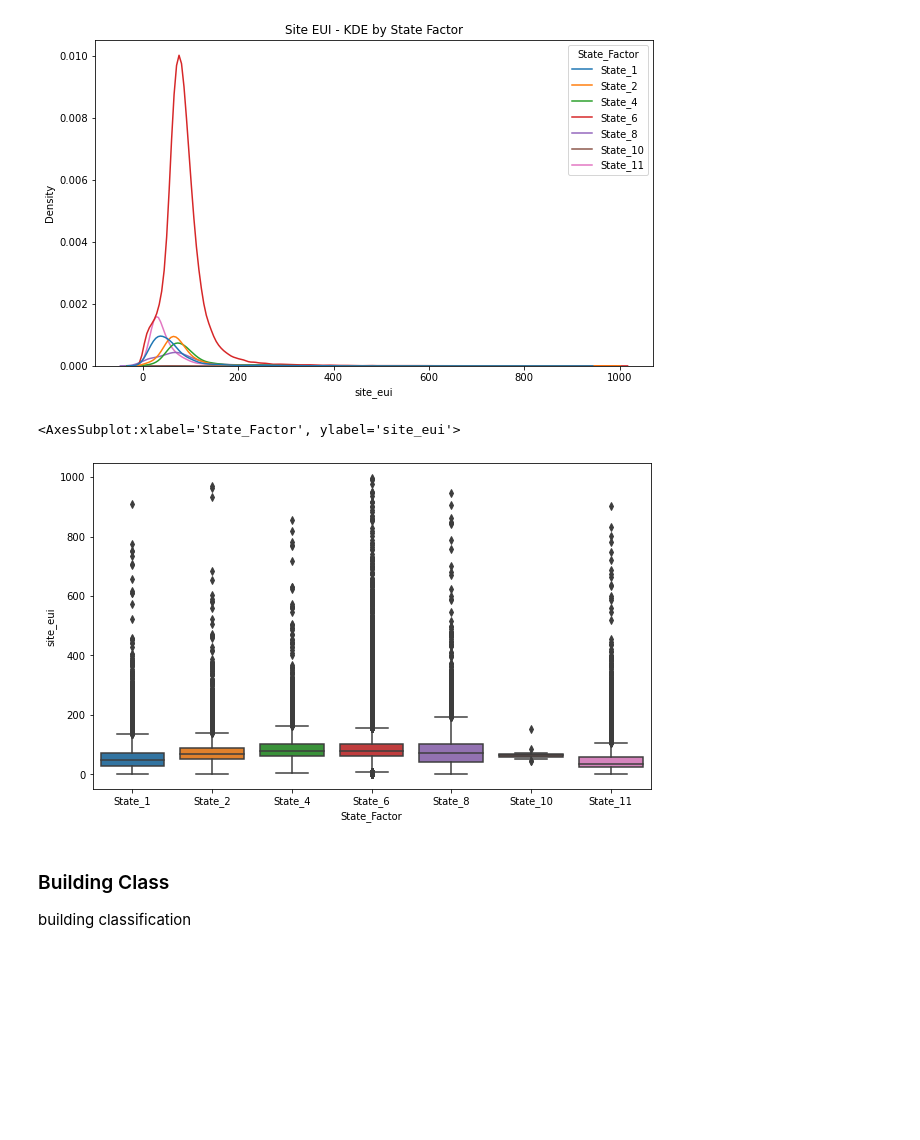
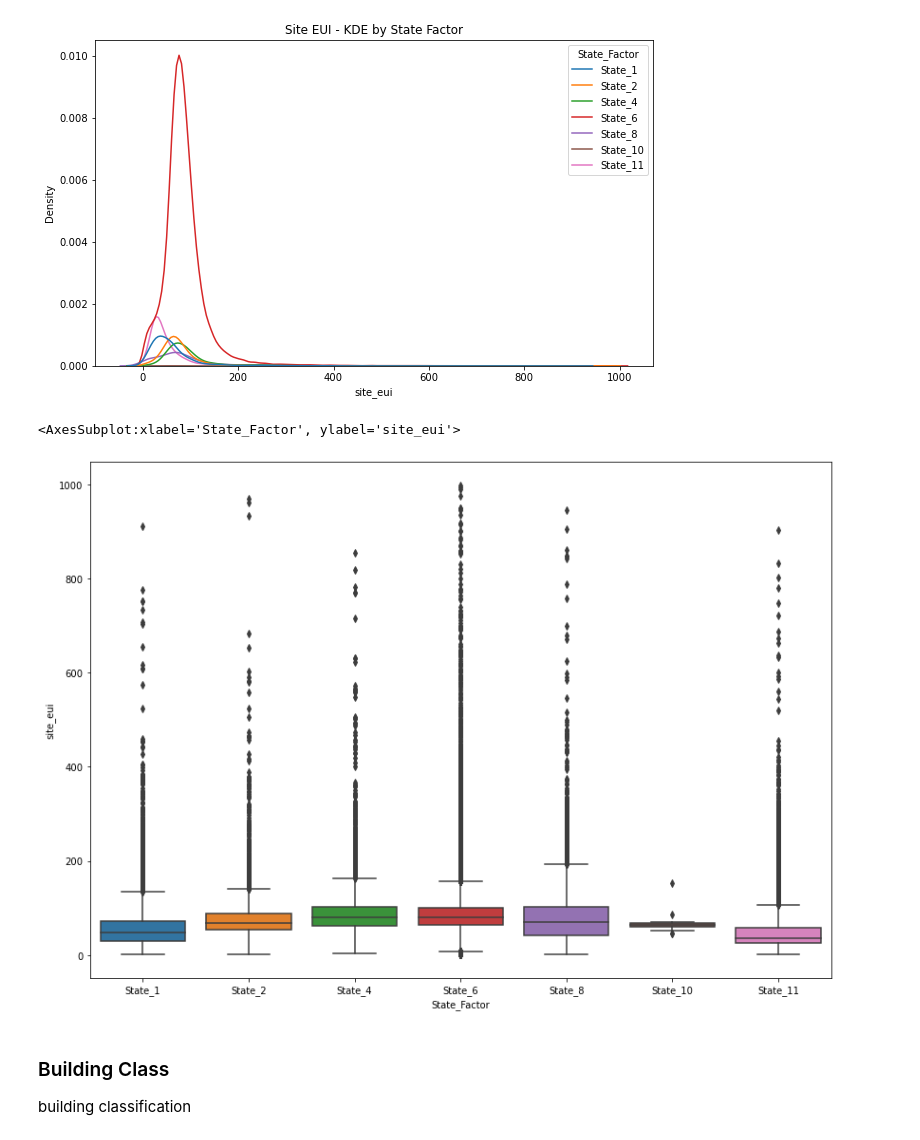
Before and after one commit to ccollado7/wds-datathon-2022, a Jupyter notebook: notebooks/EDA/kaggle-wds-EDA.ipynb, the cells around one changed output. Saved outputs shown, nothing was run; the diff lists cells and outputs as text; code cells hidden in the pictures; blank space fills up the shorter version.

```diff
--- a/notebooks/EDA/kaggle-wds-EDA.ipynb
+++ b/notebooks/EDA/kaggle-wds-EDA.ipynb
@@ -182,11 +182,11 @@ plt.show()
 # %%
 #Site EUI - Boxplot by State Factor
 
-fig = plt.figure(figsize=(10,6))
+fig = plt.figure(figsize=(14,10))
 sns.boxplot(x="State_Factor", y="site_eui", data=train)
 # %% [output]
 <AxesSubplot:xlabel='State_Factor', ylabel='site_eui'>
-[figure, old version]
+[figure, new version]
 # %% [markdown]
 ### Building Class
 
```
Also changed, not shown: parts of 55 cells of this notebook.
